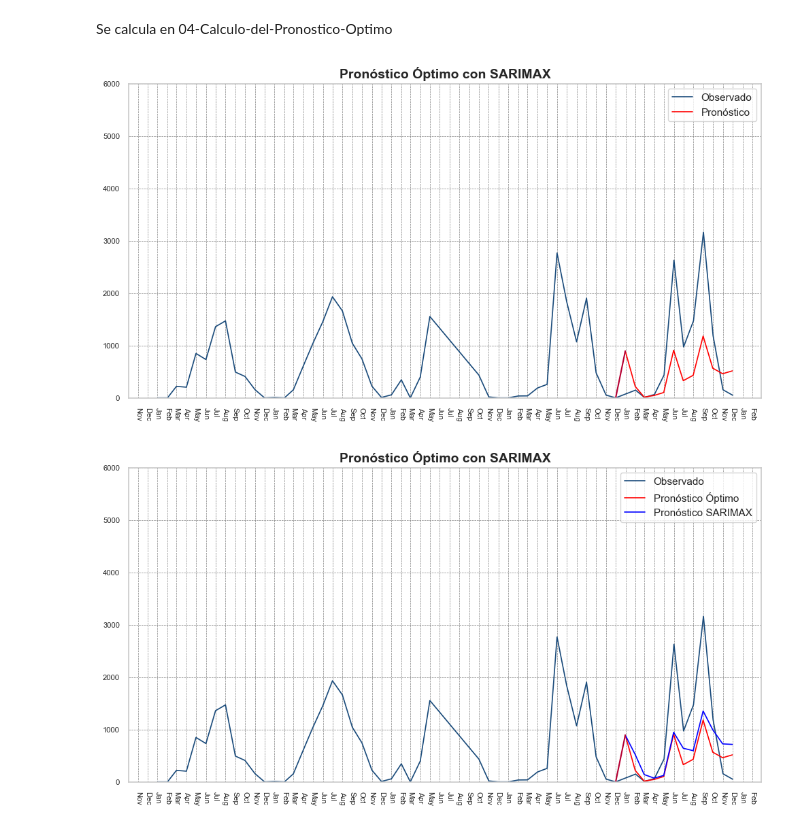
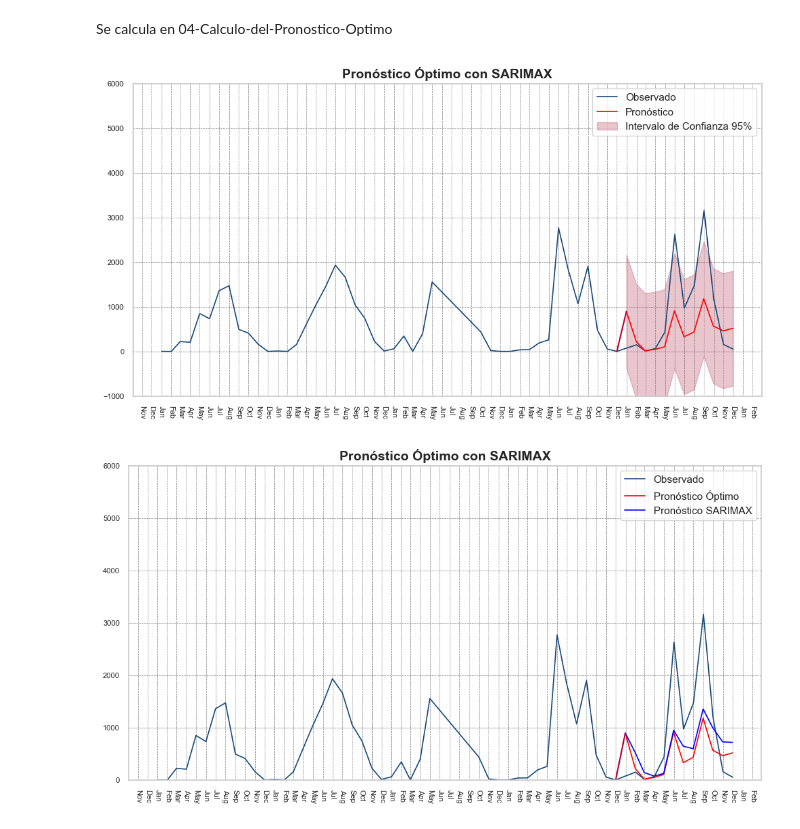
Before and after one commit to heritaco/Time-Series, a Jupyter notebook: 05-SARIMA/02-Diferencia-Estacional/01-Precipitacion-en-Puebla.ipynb, the cells around one changed output. Drawn from its saved outputs; the diff is of its cells as text; code cells hidden in the pictures.

Commit message:
intervalo de confianza

```diff
--- a/05-SARIMA/02-Diferencia-Estacional/01-Precipitacion-en-Puebla.ipynb
+++ b/05-SARIMA/02-Diferencia-Estacional/01-Precipitacion-en-Puebla.ipynb
@@ -844,3 +853,32 @@ Se calcula en 04-Calculo-del-Pronostico-Optimo
 
 pronostico_optimo = pd.Series([893.2021421, 218.8353082, 14.55589463, 46.06671573, 102.6854446, 909.4688428, 328.2252003, 431.4633135, 1179.309604, 567.0569539, 460.930121, 514.9098934],
                             index=pd.date_range(start='2009-01-01', periods=12, freq='ME'))
+# %%
+# Intervalo de Predicción
+# Pronosntico optimo[i] +- 1.96*(suma de psis)^{1/2}*std(residuos)
+
+# Calcula de las espis
+psi0 = -1
+
+# psi[i] = teta[i] + Phi[1]*psi[i-1] + Phi[2]*psi[i-2] + ... + Phi[p+d]*psi[i-p-d] si i=1,2,...,q
+# psi[i] = Phi[1]*psi[i-1] + Phi[2]*psi[i-2] + ... + Phi[p+d]*psi[i-p-d]           si i>q
+
+phi1 = modelo.params[0]
+teta12 = modelo.params[1]
+
+psi1 = phi1*psi0
+psi2 = phi1*psi1
+psi3 = phi1*psi2
+psi4 = phi1*psi3
+psi5 = phi1*psi4
+psi6 = phi1*psi5
+psi7 = phi1*psi6
+psi8 = phi1*psi7
+psi9 = phi1*psi8
+psi10 = phi1*psi9
+psi11 = phi1*psi10
+psi12 = phi1*psi11 + teta12
+# %%
+psis = [psi0, psi1, psi2, psi3, psi4, psi5, psi6, psi7, psi8, psi9, psi10, psi11, psi12]
+# %%
+sigmax = np.std(residuos)
@@ -847,36 +933,47 @@ pronostico_optimo = pd.Series([893.2021421, 218.8353082, 14.55589463, 46.0667157
+# %%
+# Guardar los resultados en un dataframe
+pronostico_optimo_df = pd.DataFrame({
+    'Pronóstico': pronostico_optimo,
+    'Límite Inferior': [l0, l1, l2, l3, l4, l5, l6, l7, l8, l9, l10, l11],
+    'Límite Superior': [u0, u1, u2, u3, u4, u5, u6, u7, u8, u9, u10, u11]
+}, index=pronostico_optimo.index)
 # %%
 import matplotlib.dates as mdates
 
 plt.figure()
 ax = plt.gca()
 ax.xaxis.set_major_locator(mdates.MonthLocator())  # set ticks every month
 ax.xaxis.set_major_formatter(mdates.DateFormatter('%b'))  # format ticks to show abbreviated month
 
 # Filter the observed series from 2005 onward
 obs = pre_total[pre_total.index >= '2005-01-01']
 
 # Plot the observed series
 plt.plot(obs, label='Observado')
 plt.plot(forecast_index, pronostico_optimo, label='Pronóstico', color='red')
 
 # Add a red line connecting the last observed point with the first forecast point
 last_obs_date = pre.index[-1]
 last_obs_value = pre.iloc[-1]
 first_fc_date = forecast_index[0]
 first_fc_value = forecast.iloc[0]
 plt.plot([last_obs_date, first_fc_date], [last_obs_value, first_fc_value], color=sns.color_palette()[1], linewidth=1.5)
 
+# Intervalos
+plt.fill_between(forecast_index,
+                    pronostico_optimo_df['Límite Inferior'], pronostico_optimo_df['Límite Superior'],
+                    color=sns.color_palette()[4], alpha=0.3, label='Intervalo de Confianza 95%')
 
 
 plt.xticks(rotation=270, size=8)
 plt.legend()
 plt.title('Pronóstico Óptimo con SARIMAX')
-plt.ylim(0, 6000)
+plt.ylim(-1000, 6000)
 plt.grid(True)
 plt.savefig('imagenes/08-pronostico-optimo-sarimax.svg', bbox_inches='tight')
 plt.show()
 # %% [output]
-[figure, old version]
+[figure, new version]
 # %%
 # Comparar el pronóstico óptimo con el pronóstico del modelo SARIMAX
 
```
Also changed, not shown: parts of 10 cells of this notebook, 8 other files.
